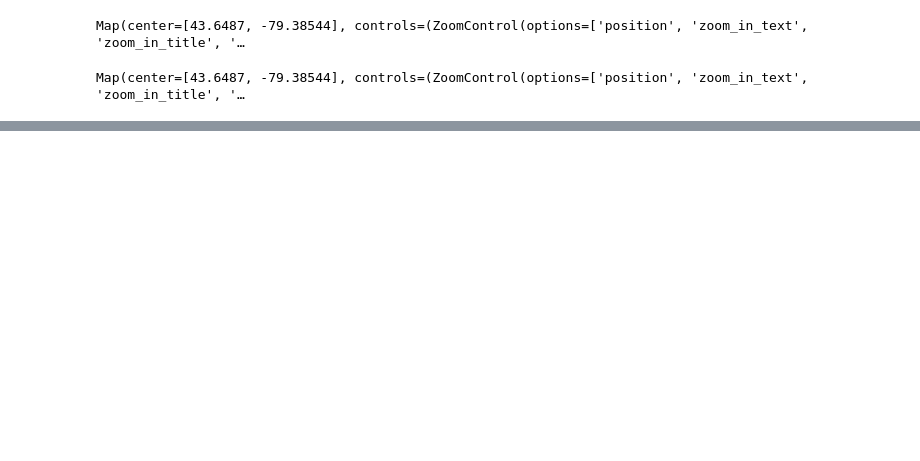
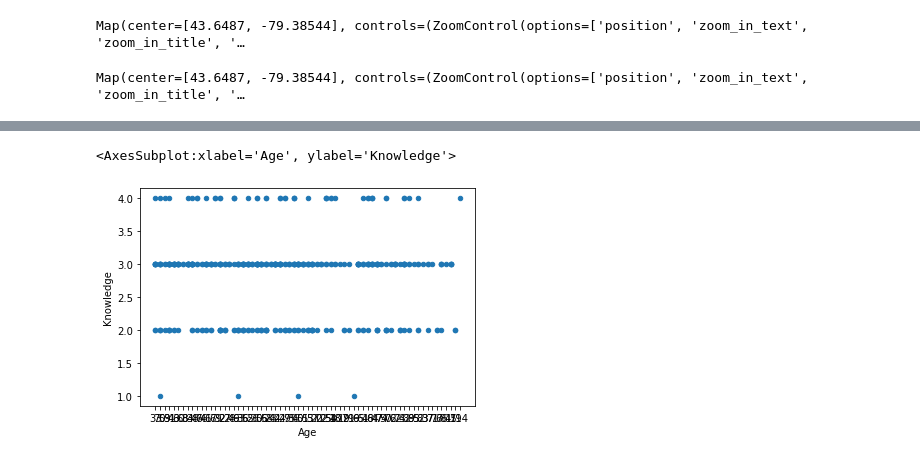
Before and after one commit to SAP-Team-Fruchsia-Fungi/Renewable-Energy-And-Climate, a Jupyter notebook: Renewable Energy.ipynb, the cells around one changed output, grey strips where cells are left out. Cells and saved outputs as stored; diff of their text form; code cells hidden in the pictures; blank space fills up the shorter version.

```diff
--- a/Renewable Energy.ipynb
+++ b/Renewable Energy.ipynb
@@ -459,32 +501,35 @@ with open ('data/Climate Perceptions.csv', encoding='utf-8') as f:
             concern = 1
 
         if knowledge == "Extremely informed":
             knowledge = 4
         elif knowledge == "Very informed":
             knowledge = 3
         elif knowledge == "Not very informed":
             knowledge = 2
         else:
             knowledge = 1
 
         person.setdefault(record, {
             'Age': 0,
             'Concern': 0,
             'Knowledge': 0,
             'Latitude': 0,
             'Longitude': 0
         })
 
         nomi = pgeocode.Nominatim('ca')
         nomi = nomi.query_postal_code(postal)
 
         person[record]['Age'] = age
         person[record]['Concern'] = concern
         person[record]['Knowledge']  = knowledge
         person[record]['Latitude'] = nomi.latitude
         person[record]['Longitude'] = nomi.longitude
         how_old.append(age)
         educated.append(knowledge)
 
-#graph = pd.DataFrame({'Age': how_old, 'Knowledge': educated})
-#graph.plot.scatter(x = 'Age', y = 'Knowledge')
+graph = pd.DataFrame({'Age': how_old, 'Knowledge': educated})
+graph.plot.scatter(x = 'Age', y = 'Knowledge')
+# %% [output]
+<AxesSubplot:xlabel='Age', ylabel='Knowledge'>
+[figure, added]
```
Also changed, not shown: parts of 6 cells of this notebook.
